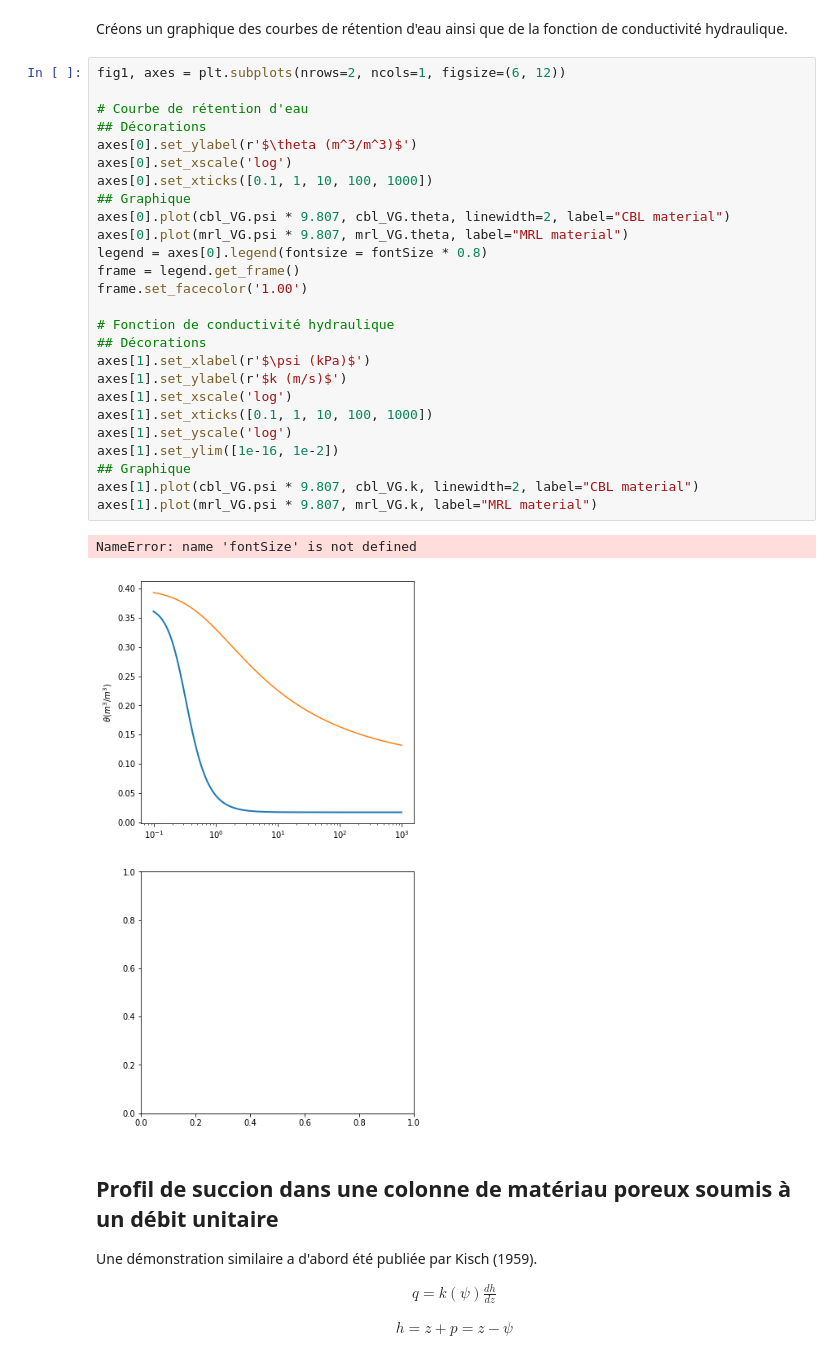
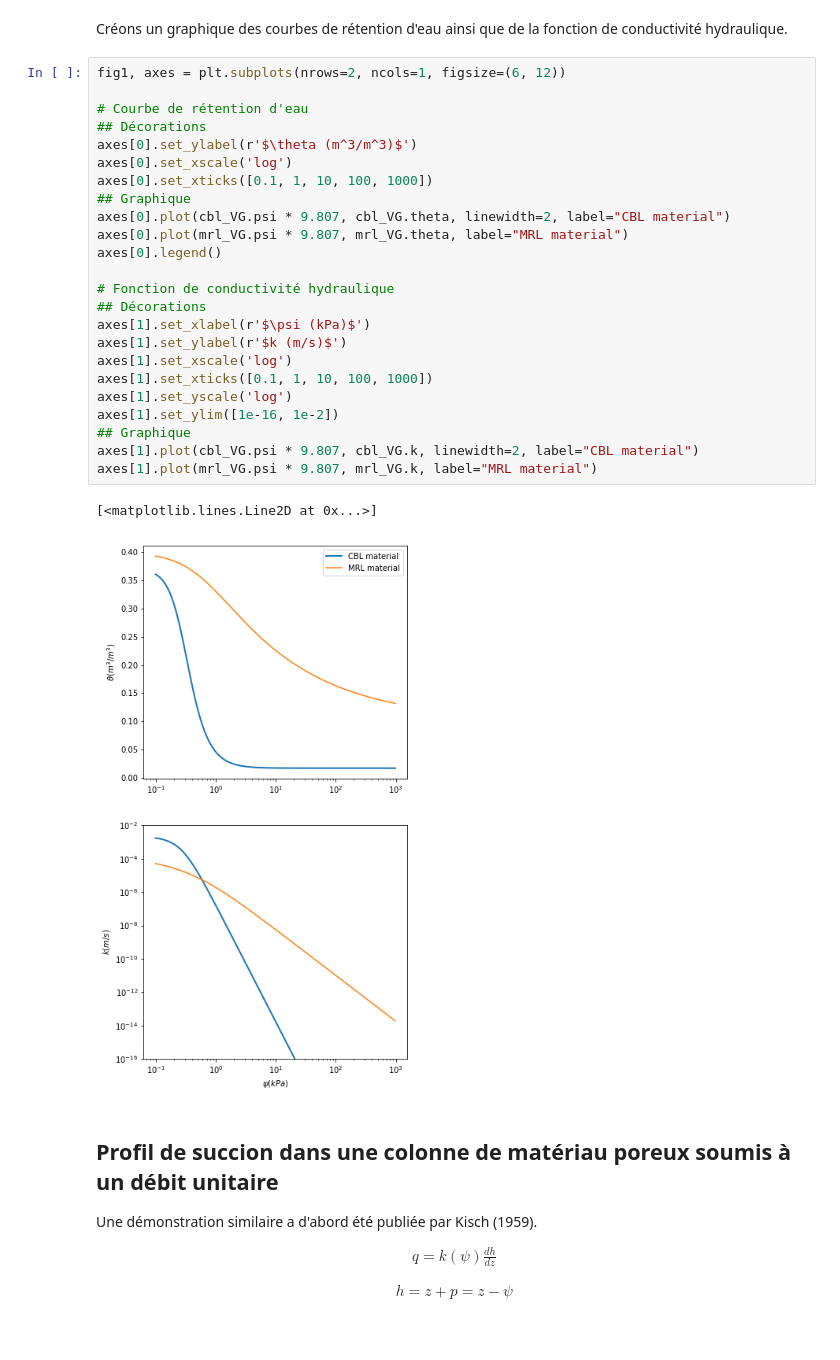
Before and after one commit to essicolo/GCI733-A2015, a Jupyter notebook: barriere-capillaire.ipynb, the cells around one changed output. Drawn from its saved outputs; the diff is of its cells as text; blank space fills up the shorter version.

```diff
--- a/barriere-capillaire.ipynb
+++ b/barriere-capillaire.ipynb
@@ -82,32 +82,30 @@ Créons un graphique des courbes de rétention d'eau ainsi que de la fonction de
 # %%
 fig1, axes = plt.subplots(nrows=2, ncols=1, figsize=(6, 12))
 
 # Courbe de rétention d'eau
 ## Décorations
 axes[0].set_ylabel(r'$\theta (m^3/m^3)$')
 axes[0].set_xscale('log')
 axes[0].set_xticks([0.1, 1, 10, 100, 1000])
 ## Graphique
 axes[0].plot(cbl_VG.psi * 9.807, cbl_VG.theta, linewidth=2, label="CBL material")
 axes[0].plot(mrl_VG.psi * 9.807, mrl_VG.theta, label="MRL material")
-legend = axes[0].legend(fontsize = fontSize * 0.8)
-frame = legend.get_frame()
-frame.set_facecolor('1.00')
+axes[0].legend()
 
 # Fonction de conductivité hydraulique
 ## Décorations
 axes[1].set_xlabel(r'$\psi (kPa)$')
 axes[1].set_ylabel(r'$k (m/s)$')
 axes[1].set_xscale('log')
 axes[1].set_xticks([0.1, 1, 10, 100, 1000])
 axes[1].set_yscale('log')
 axes[1].set_ylim([1e-16, 1e-2])
 ## Graphique
 axes[1].plot(cbl_VG.psi * 9.807, cbl_VG.k, linewidth=2, label="CBL material")
 axes[1].plot(mrl_VG.psi * 9.807, mrl_VG.k, label="MRL material")
 # %% [output]
-NameError: name 'fontSize' is not defined
+[<matplotlib.lines.Line2D at 0x...>]
-[figure, old version]
+[figure, new version]
 # %% [markdown]
 ## Profil de succion dans une colonne de matériau poreux soumis à un débit unitaire
 
```
Also changed, not shown: parts of 1 cell of this notebook.
